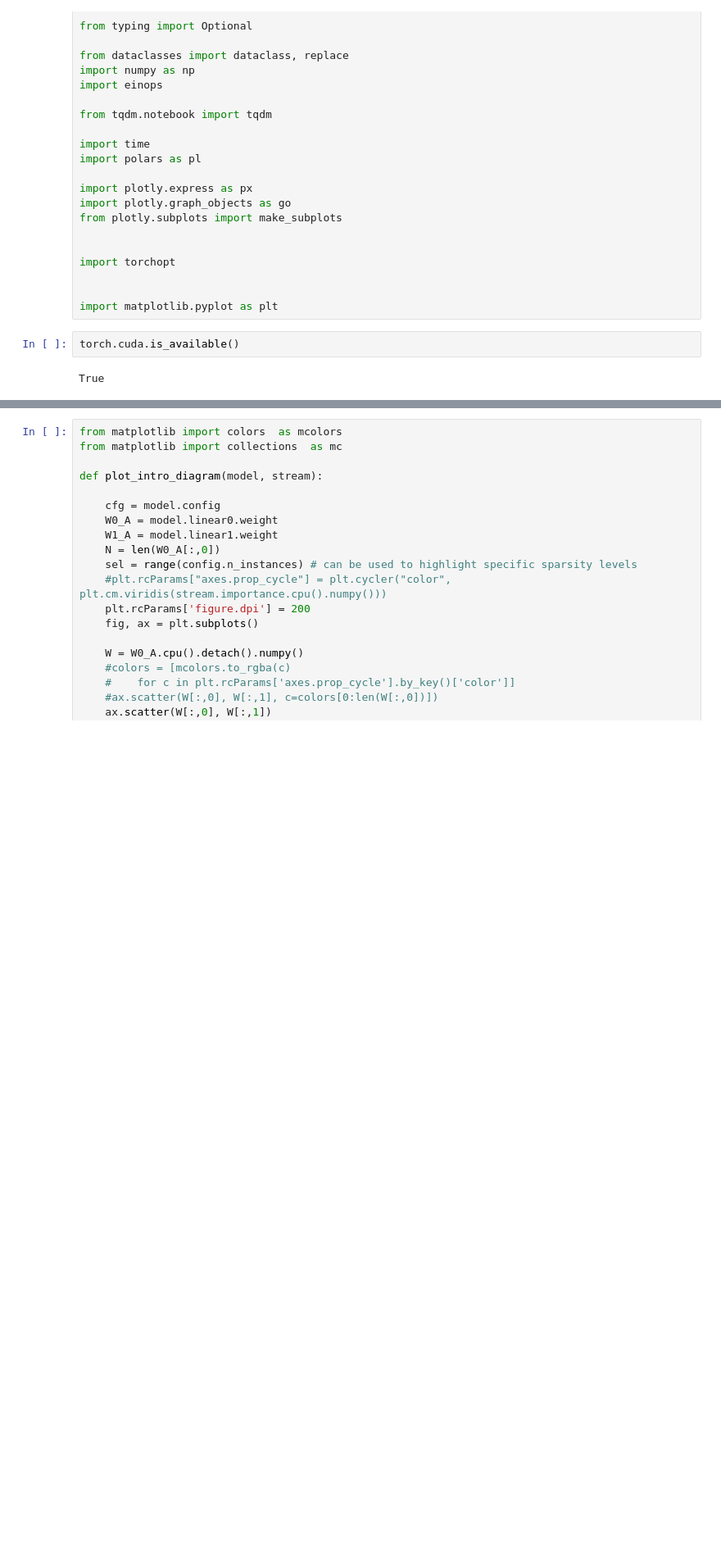
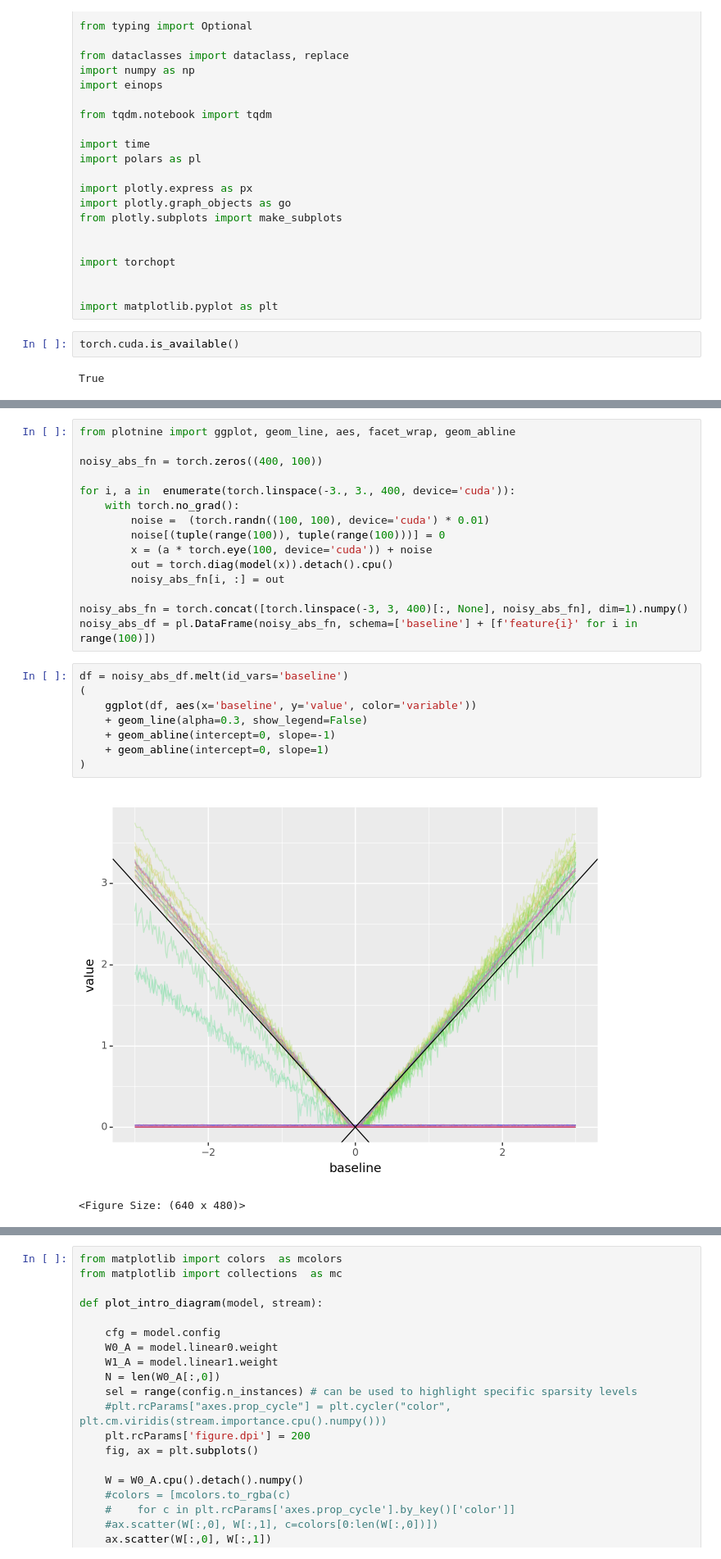
Before and after one commit to dashstander/superposition, a Jupyter notebook: basics.ipynb, the cells around one changed output, grey strips where cells are left out. Shown at 82% size. Drawn from its saved outputs; the diff is of its cells as text; blank space fills up the shorter version.

```diff
--- a/basics.ipynb
+++ b/basics.ipynb
@@ -230,0 +294,26 @@ tensor([[-8.4099e-05,  1.6878e-06, -1.5034e+00, -4.3521e-05,  1.9523e-04],
+# %%
+from plotnine import ggplot, geom_line, aes, facet_wrap, geom_abline
+
+noisy_abs_fn = torch.zeros((400, 100))
+
+for i, a in  enumerate(torch.linspace(-3., 3., 400, device='cuda')):
+    with torch.no_grad():
+        noise =  (torch.randn((100, 100), device='cuda') * 0.01)
+        noise[(tuple(range(100)), tuple(range(100)))] = 0
+        x = (a * torch.eye(100, device='cuda')) + noise
+        out = torch.diag(model(x)).detach().cpu()
+        noisy_abs_fn[i, :] = out
+
+noisy_abs_fn = torch.concat([torch.linspace(-3, 3, 400)[:, None], noisy_abs_fn], dim=1).numpy()
+noisy_abs_df = pl.DataFrame(noisy_abs_fn, schema=['baseline'] + [f'feature{i}' for i in range(100)])
+# %%
+df = noisy_abs_df.melt(id_vars='baseline')
+(
+    ggplot(df, aes(x='baseline', y='value', color='variable'))
+    + geom_line(alpha=0.3, show_legend=False)
+    + geom_abline(intercept=0, slope=-1)
+    + geom_abline(intercept=0, slope=1)
+)
+# %% [output]
+[figure, added]
+<Figure Size: (640 x 480)>
```
Also changed, not shown: parts of 54 cells of this notebook.
